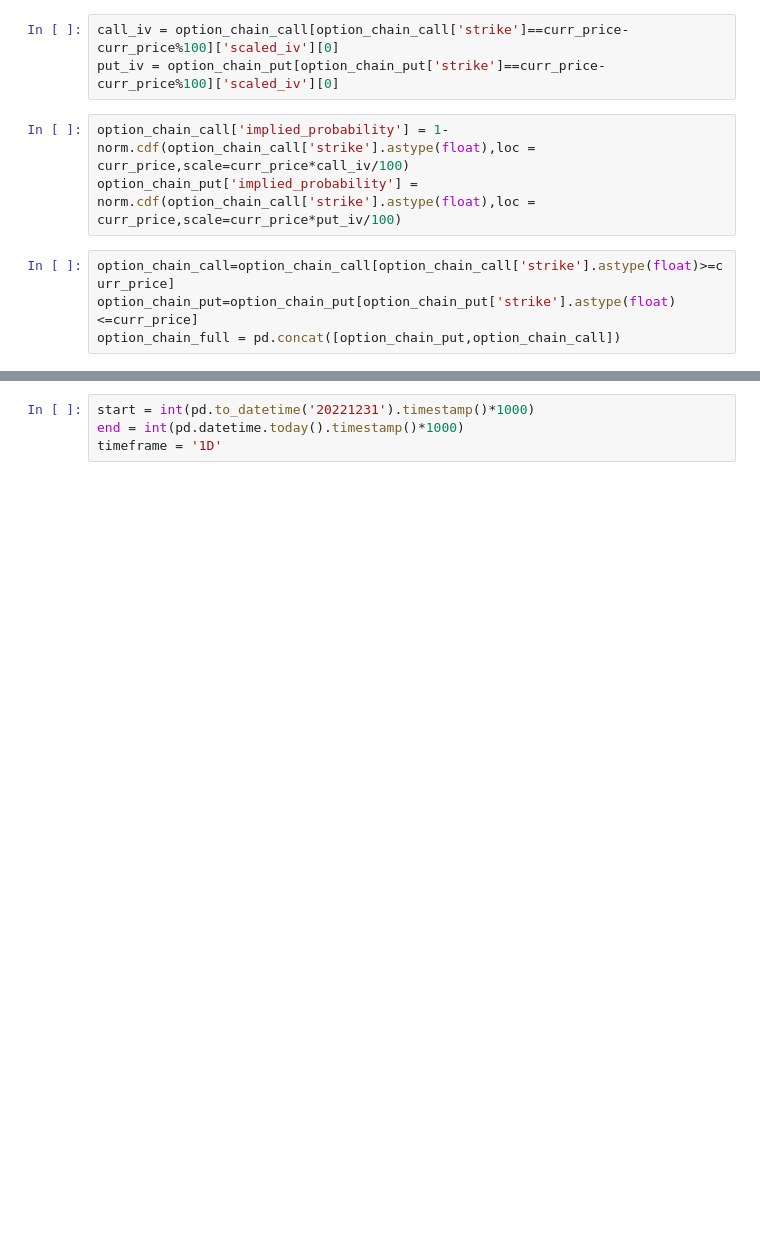
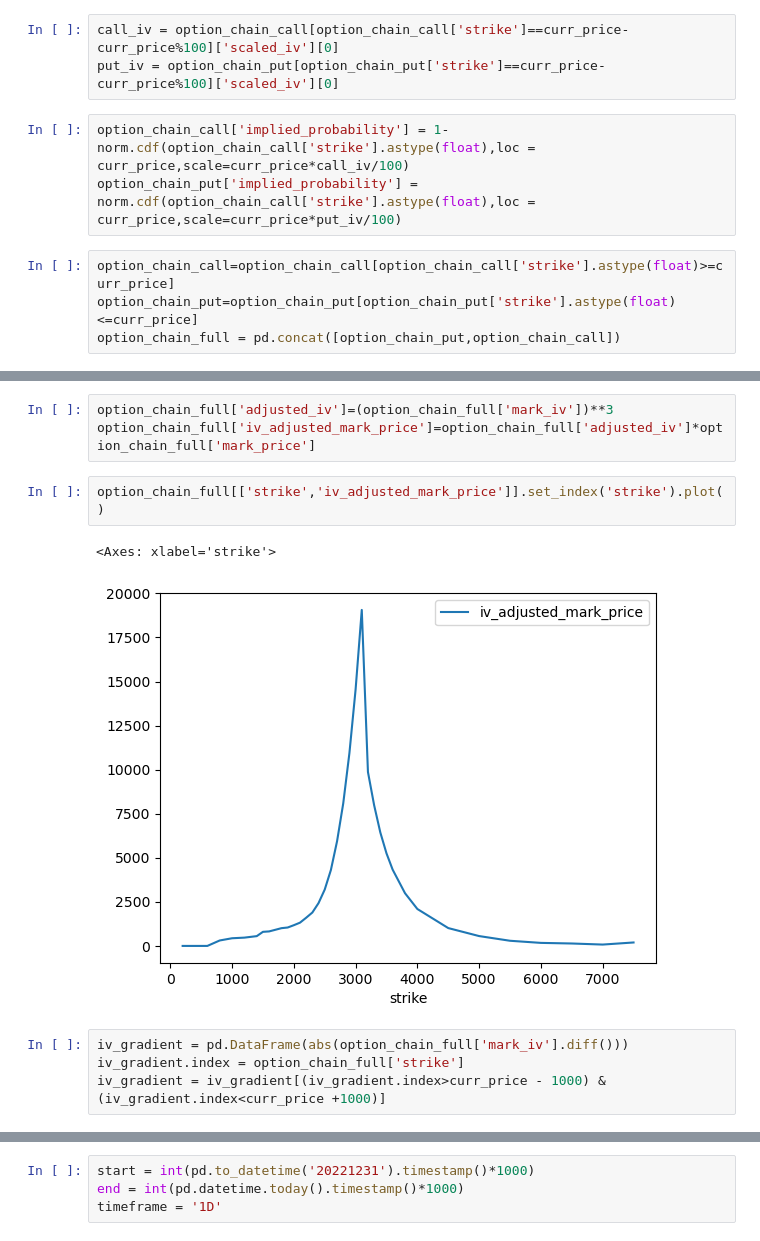
Before and after one commit to kmavyrle/QuantMasterFund, a Jupyter notebook: Crypto/Volatility/ShortVolatility/short_volatility_research.ipynb, the cells around one changed output, grey strips where cells are left out. Drawn from its saved outputs; the diff is of its cells as text; blank space fills up the shorter version.

```diff
--- a/Crypto/Volatility/ShortVolatility/short_volatility_research.ipynb
+++ b/Crypto/Volatility/ShortVolatility/short_volatility_research.ipynb
@@ -128,0 +181,12 @@ option_chain_full[['strike','implied_probability']].set_index('strike').plot(tit
+# %%
+option_chain_full['adjusted_iv']=(option_chain_full['mark_iv'])**3
+option_chain_full['iv_adjusted_mark_price']=option_chain_full['adjusted_iv']*option_chain_full['mark_price']
+# %%
+option_chain_full[['strike','iv_adjusted_mark_price']].set_index('strike').plot()
+# %% [output]
+<Axes: xlabel='strike'>
+[figure, added]
+# %%
+iv_gradient = pd.DataFrame(abs(option_chain_full['mark_iv'].diff()))
+iv_gradient.index = option_chain_full['strike']
+iv_gradient = iv_gradient[(iv_gradient.index>curr_price - 1000) & (iv_gradient.index<curr_price +1000)]
```
Also changed, not shown: parts of 21 cells of this notebook, 20 other files.
